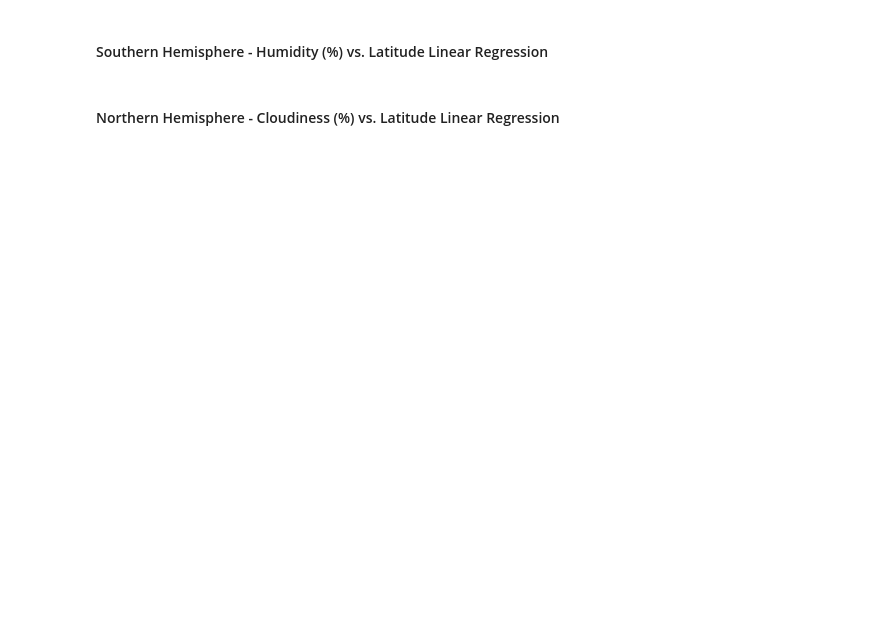
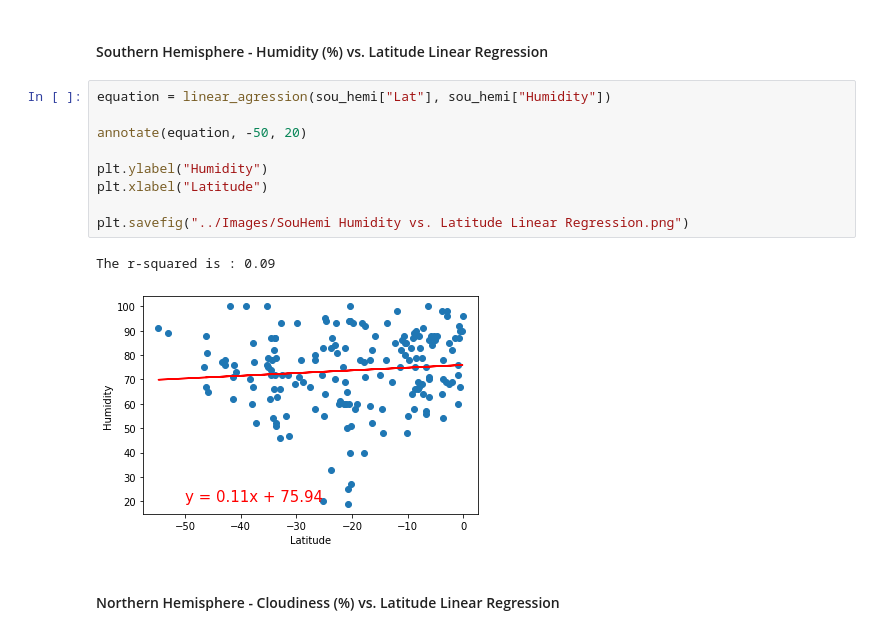
Before and after one commit to jmbruner37/6_python_api, a Jupyter notebook: 06-Python-APIs_HW/Instructions/starter_code/WeatherPy.ipynb, the cells around one changed output. Drawn from its saved outputs; the diff is of its cells as text; blank space fills up the shorter version.

```diff
--- a/06-Python-APIs_HW/Instructions/starter_code/WeatherPy.ipynb
+++ b/06-Python-APIs_HW/Instructions/starter_code/WeatherPy.ipynb
@@ -271,4 +325,16 @@ plt.show()
 # %% [markdown]
 ####  Southern Hemisphere - Humidity (%) vs. Latitude Linear Regression
+# %%
+equation = linear_agression(sou_hemi["Lat"], sou_hemi["Humidity"])
+
+annotate(equation, -50, 20)
+
+plt.ylabel("Humidity")
+plt.xlabel("Latitude")
+
+plt.savefig("../Images/SouHemi Humidity vs. Latitude Linear Regression.png")
+# %% [output]
+The r-squared is : 0.09
+[figure, added]
 # %% [markdown]
 ####  Northern Hemisphere - Cloudiness (%) vs. Latitude Linear Regression
```
Also changed, not shown: parts of 19 cells of this notebook, 14 other files.
